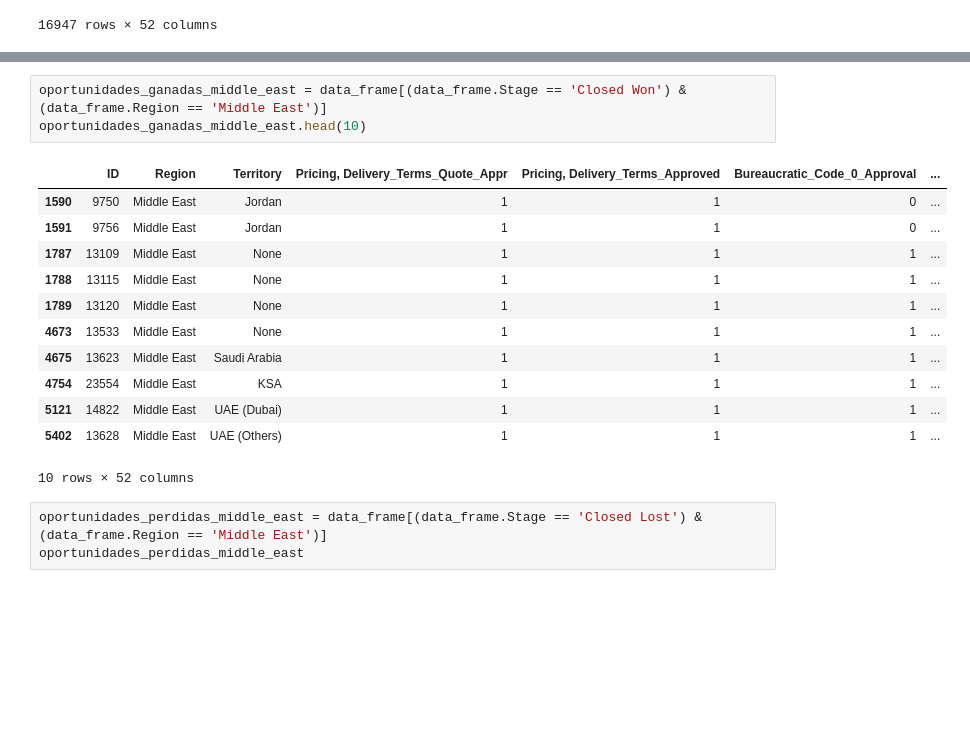
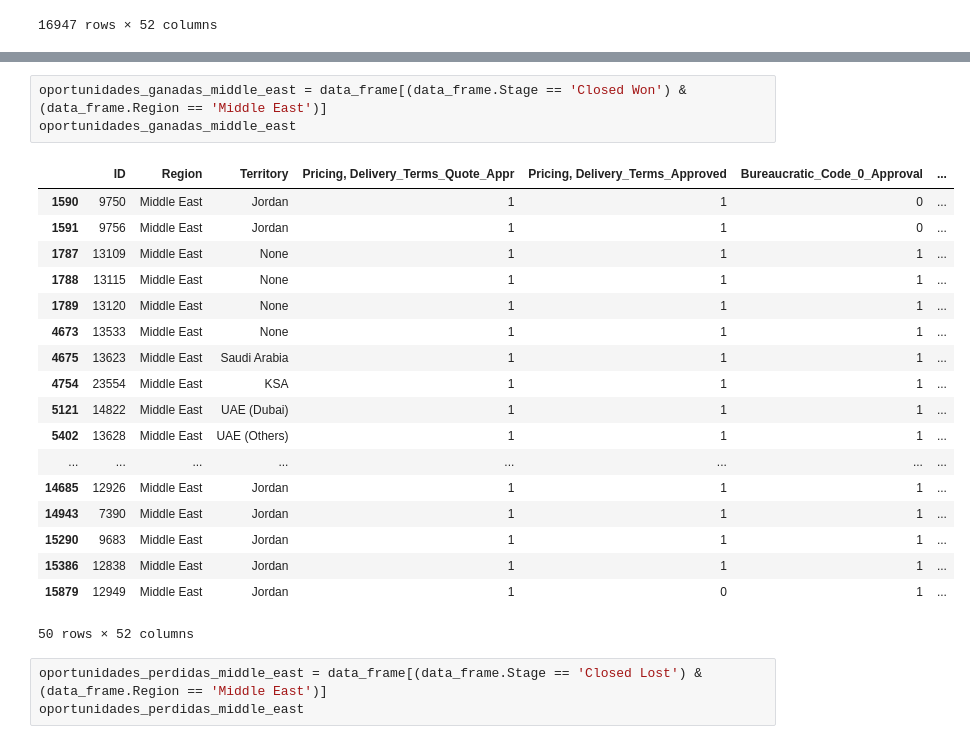
Before and after one commit to Ramaxx95/TP1-Orga-de-Datos, a Jupyter notebook: Visualizaciones/Region_Middle_East.ipynb, the cells around one changed output, grey strips where cells are left out. Saved outputs shown, nothing was run; the diff lists cells and outputs as text; blank space fills up the shorter version.

```diff
--- a/Visualizaciones/Region_Middle_East.ipynb
+++ b/Visualizaciones/Region_Middle_East.ipynb
@@ -30,19 +47,25 @@ data_frame
 # %%
 oportunidades_ganadas_middle_east = data_frame[(data_frame.Stage == 'Closed Won') & (data_frame.Region == 'Middle East')]
-oportunidades_ganadas_middle_east.head(10)
+oportunidades_ganadas_middle_east
 # %% [output]
 |  | ID | Region | Territory | Pricing, Delivery_Terms_Quote_Appr | Pricing, Delivery_Terms_Approved | Bureaucratic_Code_0_Approval | ... |
 | 1590 | 9750 | Middle East | Jordan | 1 | 1 | 0 | ... |
 | 1591 | 9756 | Middle East | Jordan | 1 | 1 | 0 | ... |
 | 1787 | 13109 | Middle East | None | 1 | 1 | 1 | ... |
 | 1788 | 13115 | Middle East | None | 1 | 1 | 1 | ... |
 | 1789 | 13120 | Middle East | None | 1 | 1 | 1 | ... |
 | 4673 | 13533 | Middle East | None | 1 | 1 | 1 | ... |
 | 4675 | 13623 | Middle East | Saudi Arabia | 1 | 1 | 1 | ... |
 | 4754 | 23554 | Middle East | KSA | 1 | 1 | 1 | ... |
 | 5121 | 14822 | Middle East | UAE (Dubai) | 1 | 1 | 1 | ... |
 | 5402 | 13628 | Middle East | UAE (Others) | 1 | 1 | 1 | ... |
+| ... | ... | ... | ... | ... | ... | ... | ... |
+| 14685 | 12926 | Middle East | Jordan | 1 | 1 | 1 | ... |
+| 14943 | 7390 | Middle East | Jordan | 1 | 1 | 1 | ... |
+| 15290 | 9683 | Middle East | Jordan | 1 | 1 | 1 | ... |
+| 15386 | 12838 | Middle East | Jordan | 1 | 1 | 1 | ... |
+| 15879 | 12949 | Middle East | Jordan | 1 | 0 | 1 | ... |
-10 rows × 52 columns
+50 rows × 52 columns
 # %%
 oportunidades_perdidas_middle_east = data_frame[(data_frame.Stage == 'Closed Lost') & (data_frame.Region == 'Middle East')]
 oportunidades_perdidas_middle_east
```
Also changed, not shown: parts of 13 cells of this notebook.
